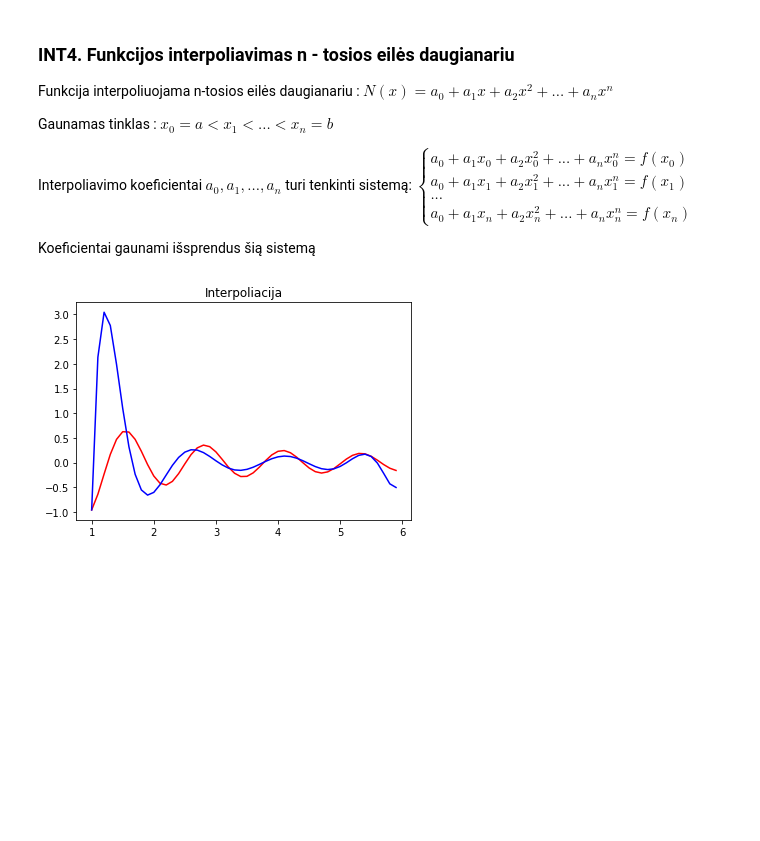
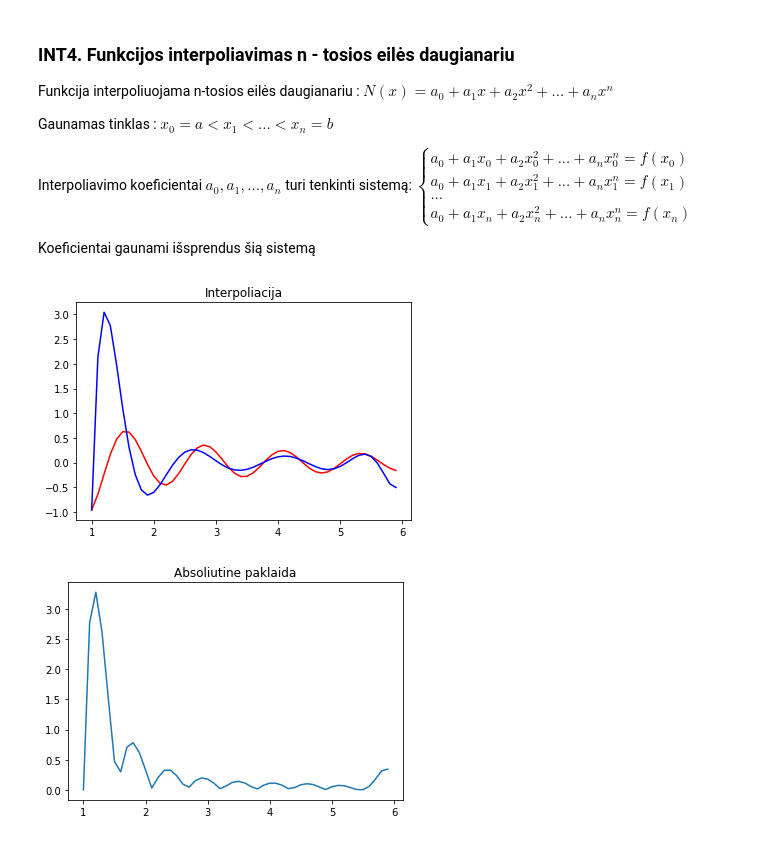
Before and after one commit to MilaSong/Numerical_analysis, a Jupyter notebook: Interpoliavimas.ipynb, the cells around one changed output. Cells and saved outputs as stored; diff of their text form; code cells hidden in the pictures; blank space fills up the shorter version.

```diff
--- a/Interpoliavimas.ipynb
+++ b/Interpoliavimas.ipynb
@@ -135,12 +135,13 @@ def generate_matrix_X(X, F, P):
 def interpolateNp(A, I, P):
     return sum(A*np.power(I,P))
 
-matrixX = generate_matrix_X(x, f, power)
-matrixX = matrixX.transpose()
+matrixX = generate_matrix_X(x, f, power).transpose()
 a = np.linalg.solve(matrixX, f(x))
 
 int_y = [interpolateNp(a, i, power) for i in x_space]
 # %%
 plot_int(x_space, f(x_space), int_y)
+plot_err(x_space, error_f(f(x_space), int_y))
 # %% [output]
 [figure]
+[figure, added]
```
Also changed, not shown: parts of 3 cells of this notebook.
